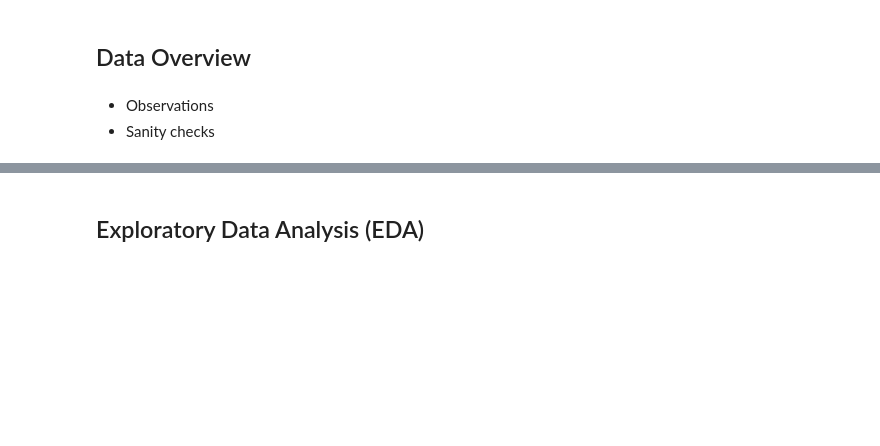
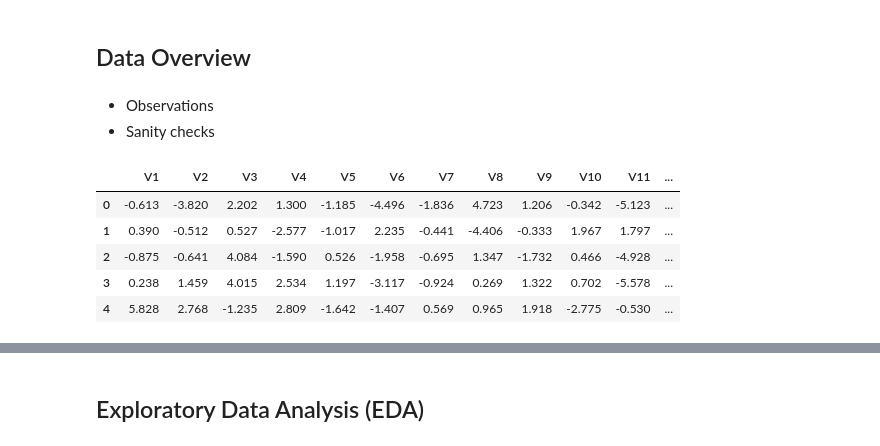
Before and after one commit to DataScience-BusinessAnalitics/Model_Tuning_Renewind, a Jupyter notebook: MT_Project_LearnerNotebook_FullCode.ipynb, the cells around one changed output, grey strips where cells are left out. Drawn from its saved outputs; the diff is of its cells as text; code cells hidden in the pictures; blank space fills up the shorter version.

```diff
--- a/MT_Project_LearnerNotebook_FullCode.ipynb
+++ b/MT_Project_LearnerNotebook_FullCode.ipynb
@@ -42,7 +94,19 @@ It is given that the cost of repairing a generator is much less than the cost of
 # %% [markdown]
 ## Loading the dataset
+# %%
+test = pd.read_csv("Test.csv")
+train = pd.read_csv("Train.csv")
 # %% [markdown]
 ## Data Overview
 # %% [markdown]
 - Observations
 - Sanity checks
+# %%
+test.head()
+# %% [output]
+|  | V1 | V2 | V3 | V4 | V5 | V6 | V7 | V8 | V9 | V10 | V11 | ... |
+| 0 | -0.613 | -3.820 | 2.202 | 1.300 | -1.185 | -4.496 | -1.836 | 4.723 | 1.206 | -0.342 | -5.123 | ... |
+| 1 | 0.390 | -0.512 | 0.527 | -2.577 | -1.017 | 2.235 | -0.441 | -4.406 | -0.333 | 1.967 | 1.797 | ... |
+| 2 | -0.875 | -0.641 | 4.084 | -1.590 | 0.526 | -1.958 | -0.695 | 1.347 | -1.732 | 0.466 | -4.928 | ... |
+| 3 | 0.238 | 1.459 | 4.015 | 2.534 | 1.197 | -3.117 | -0.924 | 0.269 | 1.322 | 0.702 | -5.578 | ... |
+| 4 | 5.828 | 2.768 | -1.235 | 2.809 | -1.642 | -1.407 | 0.569 | 0.965 | 1.918 | -2.775 | -0.530 | ... |
```
Also changed, not shown: parts of 2 cells of this notebook.
